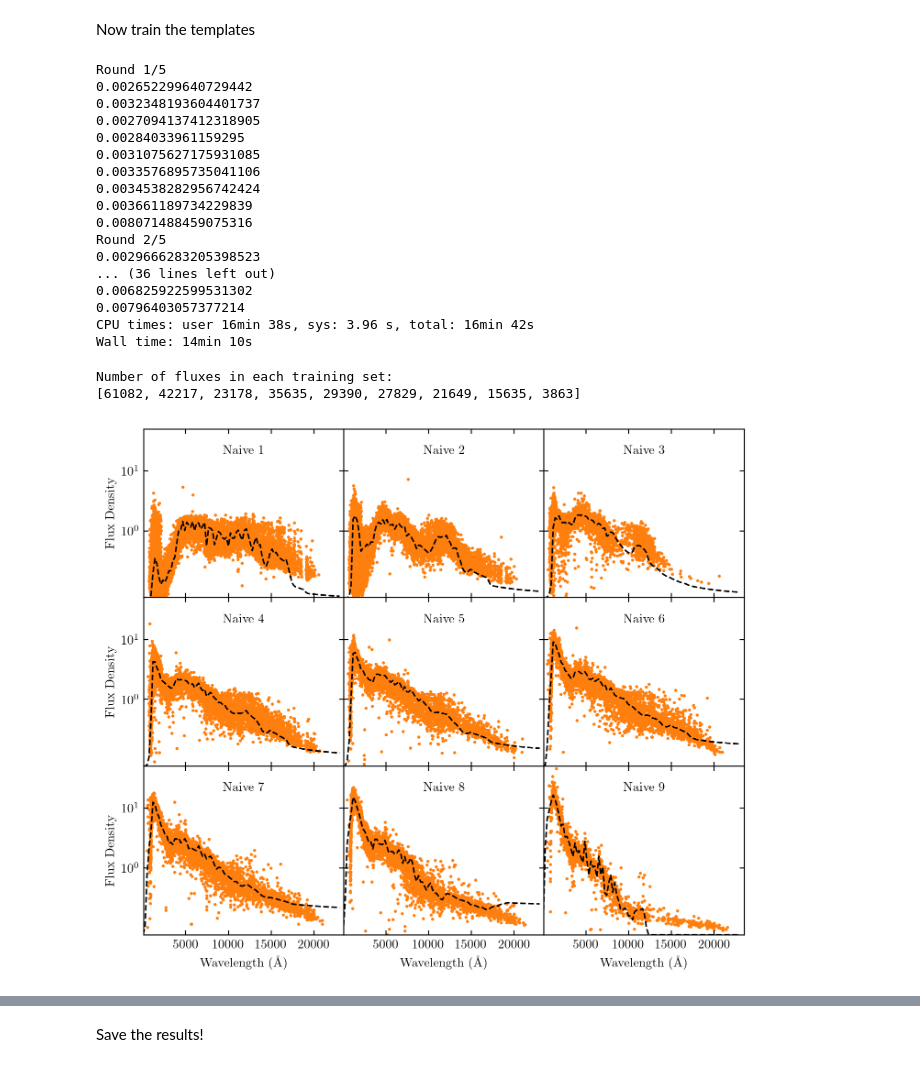
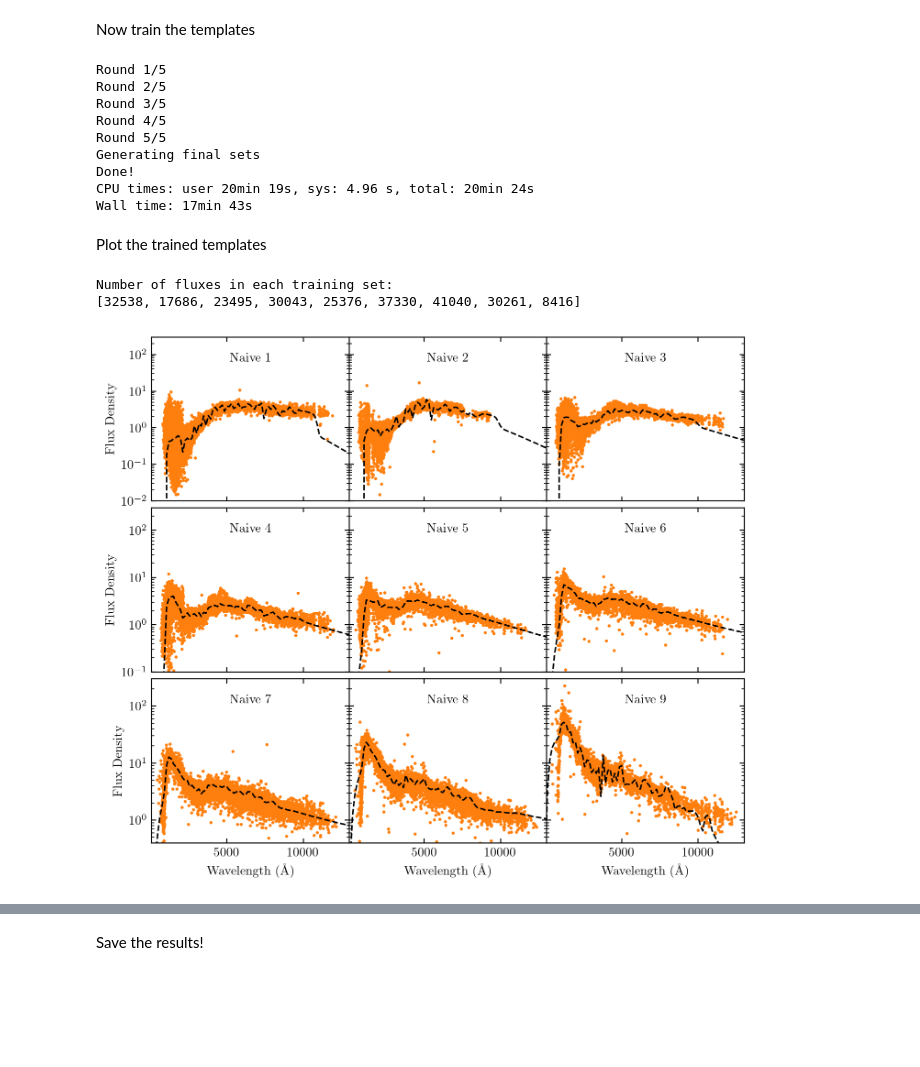
Before and after one commit to dirac-institute/photoz_template_learning, a Jupyter notebook: training_naive9.ipynb, the cells around one changed output, grey strips where cells are left out. Drawn from its saved outputs; the diff is of its cells as text; code cells hidden in the pictures; blank space fills up the shorter version.

```diff
--- a/training_naive9.ipynb
+++ b/training_naive9.ipynb
@@ -26,24 +26,23 @@ with open('data/galaxy_catalog.pkl', 'rb') as input:
 # %% [markdown]
 Create the naive templates
 # %%
-def log_norm(x,mode,sigma,A):
+def log_norm(x,mode,sigma):
     mu = np.log(mode) + sigma**2
     f1 = lambda x: 1e5/(x*sigma*np.sqrt(2*np.pi))*np.exp(-(np.log(x)-mu)**2/(2*sigma**2))
-    f = lambda x: A/f1(mode)*f1(x)
-    return f(x)
+    return f1(x)/f1(10000)
 
 N = 9
-modes = np.linspace(5000,1000,N)
-sigmas = np.linspace(0.6,0.8,N)
-As = np.geomspace(1,10,N)
+n = 3
+modes  = np.concatenate((np.linspace(5500,4600,n,endpoint=False),np.linspace(4600,1000,N-n)))
+sigmas = np.concatenate((np.linspace(0.35,0.56,n,endpoint=False),np.linspace(0.56, 0.9,N-n)))
 
 # save the templates as Seds
-x = np.linspace(10,23000,100)
+x = np.linspace(10,15000,100)
 naive_templates = dict()
 for i in range(N):
     template = Sed()
     template.wavelen = x
-    template.flambda = log_norm(x,modes[i],sigmas[i],As[i])
+    template.flambda = log_norm(x,modes[i],sigmas[i])#,As[i])
     naive_templates["naive"+str(i+1)] = template
 # %% [markdown]
 Create training sets and plot them
@@ -56,7 +55,7 @@ Wall time: 43.8 s
 # %%
 ncols = 3
 nrows = int(N/ncols+0.5)
-fig, axes = plt.subplots(nrows,ncols,sharex='all',sharey='all',figsize=(twocol,twocol*nrows/ncols*0.85))
+fig, axes = plt.subplots(nrows,ncols,sharex='all',sharey='row',figsize=(twocol,twocol*nrows/ncols*0.85))
 
 print("Number of fluxes in each training set:")
 print([len(i) for i in training_sets.values()])
@@ -72,16 +71,18 @@ for i,ax in enumerate(axes.flatten()):
 
     ax.text(0.5,0.85,"Naive "+str(i+1),transform=ax.transAxes,ha="center")
 
-plt.xlim(100,23500)
-plt.ylim(0,50)
-plt.yscale('symlog',linthreshy=1)
+    ax.set_xlim(100,13000)
+    ax.set_yscale('log')
+
+axes[0,0].set_ylim(0.01,300)
+axes[1,0].set_ylim(0.1,300)
+axes[2,0].set_ylim(0.4,300)
+
 for ax in axes[-1,:]:
     ax.set_xlabel('Wavelength ($\mathrm{\AA}$)')
 for ax in axes[:,0]:
     ax.set_ylabel('Flux Density')
 
-plt.yticks([1,10])
-
 fig.tight_layout(pad=0.5, h_pad=0, w_pad=0)
 plt.show()
 
@@ -94,59 +95,55 @@ Number of fluxes in each training set:
 Now train the templates
 # %%
 %%time
-trained_templates, final_sets = train_templates(naive_templates, galaxies, bandpass_dict, N_iter=1, w=0.75)
+trained_templates, final_sets = train_templates(naive_templates, galaxies, bandpass_dict, N_iter=1, w=0.5)
 # %% [output]
 Round 1/5
-0.002652299640729442
-0.0032348193604401737
-0.0027094137412318905
-0.00284033961159295
-0.0031075627175931085
-0.0033576895735041106
-0.0034538282956742424
-0.003661189734229839
-0.008071488459075316
 Round 2/5
-0.0029666283205398523
-... (36 lines left out)
-0.006825922599531302
-0.00796403057377214
-CPU times: user 16min 38s, sys: 3.96 s, total: 16min 42s
-Wall time: 14min 10s
+Round 3/5
+Round 4/5
+Round 5/5
+Generating final sets
+Done!
+CPU times: user 20min 19s, sys: 4.96 s, total: 20min 24s
+Wall time: 17min 43s
+# %% [markdown]
+Plot the trained templates
 # %%
 ncols = 3
 nrows = int(N/ncols+0.5)
-fig, axes = plt.subplots(nrows,ncols,sharex='all',sharey='all',figsize=(twocol,twocol*nrows/ncols*0.85))
+fig, axes = plt.subplots(nrows,ncols,sharex='all',sharey='row',figsize=(twocol,twocol*nrows/ncols*0.85))
 
 print("Number of fluxes in each training set:")
 print([len(i) for i in final_sets.values()])
 
 for i,ax in enumerate(axes.flatten()):
 
     wavelen = [row[0] for row in final_sets["naive"+str(i+1)]]
     fluxes  = [row[1] for row in final_sets["naive"+str(i+1)]]
     ax.scatter(wavelen, fluxes, s=2, c="C1")
 
     template = trained_templates["naive"+str(i+1)]
     ax.plot(template.wavelen, template.flambda, ls="--", c="k")
 
     ax.text(0.5,0.85,"Naive "+str(i+1),transform=ax.transAxes,ha="center")
 
-plt.xlim(100,23500)
-plt.ylim(0,50)
-plt.yscale('symlog',linthreshy=1)
+    ax.set_xlim(100,13000)
+    ax.set_yscale('log')
+
+axes[0,0].set_ylim(0.01,300)
+axes[1,0].set_ylim(0.1,300)
+axes[2,0].set_ylim(0.4,300)
+
 for ax in axes[-1,:]:
     ax.set_xlabel('Wavelength ($\mathrm{\AA}$)')
 for ax in axes[:,0]:
     ax.set_ylabel('Flux Density')
 
-plt.yticks([1,10])
-
 fig.tight_layout(pad=0.5, h_pad=0, w_pad=0)
 plt.show()
 
 #fig.savefig('plots/naive_trained.pdf')
 # %% [output]
 Number of fluxes in each training set:
-[61082, 42217, 23178, 35635, 29390, 27829, 21649, 15635, 3863]
+[32538, 17686, 23495, 30043, 25376, 37330, 41040, 30261, 8416]
-[figure, old version]
+[figure, new version]
```
Also changed, not shown: parts of 4 cells of this notebook, 31 other files.
